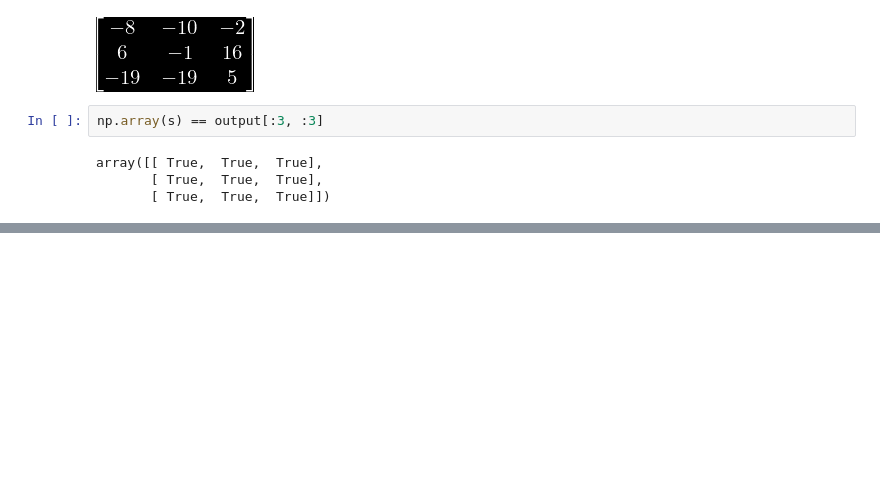
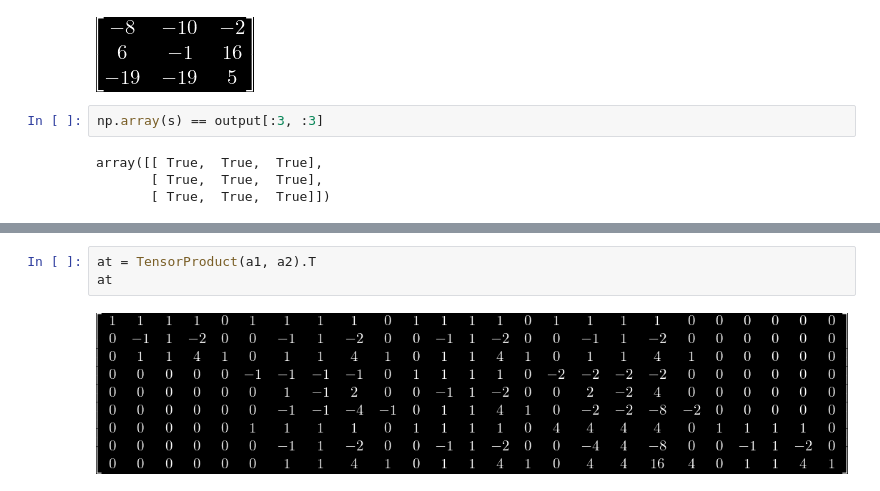
Before and after one commit to tarsioonofrio/fast-convolution-rtl, a Jupyter notebook: notebooks/convolve_comparsion-2d.ipynb, the cells around one changed output, grey strips where cells are left out. Cells and saved outputs as stored; diff of their text form; blank space fills up the shorter version.

```diff
--- a/notebooks/convolve_comparsion-2d.ipynb
+++ b/notebooks/convolve_comparsion-2d.ipynb
@@ -256,0 +272,5 @@ array([[ True,  True,  True],
+# %%
+at = TensorProduct(a1, a2).T
+at
+# %% [output]
+[figure, added]
```
Also changed, not shown: parts of 17 cells of this notebook, 6 other files.
